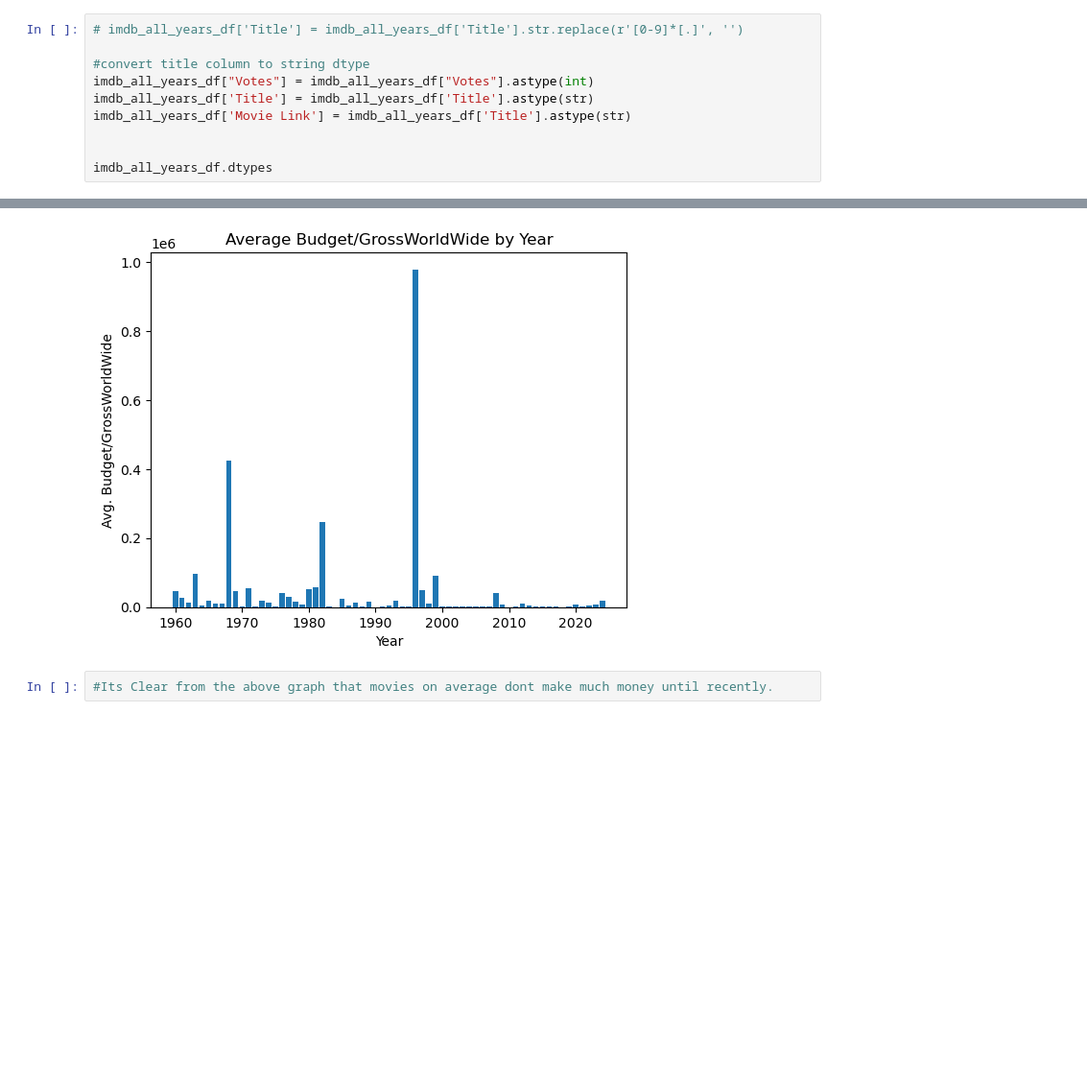
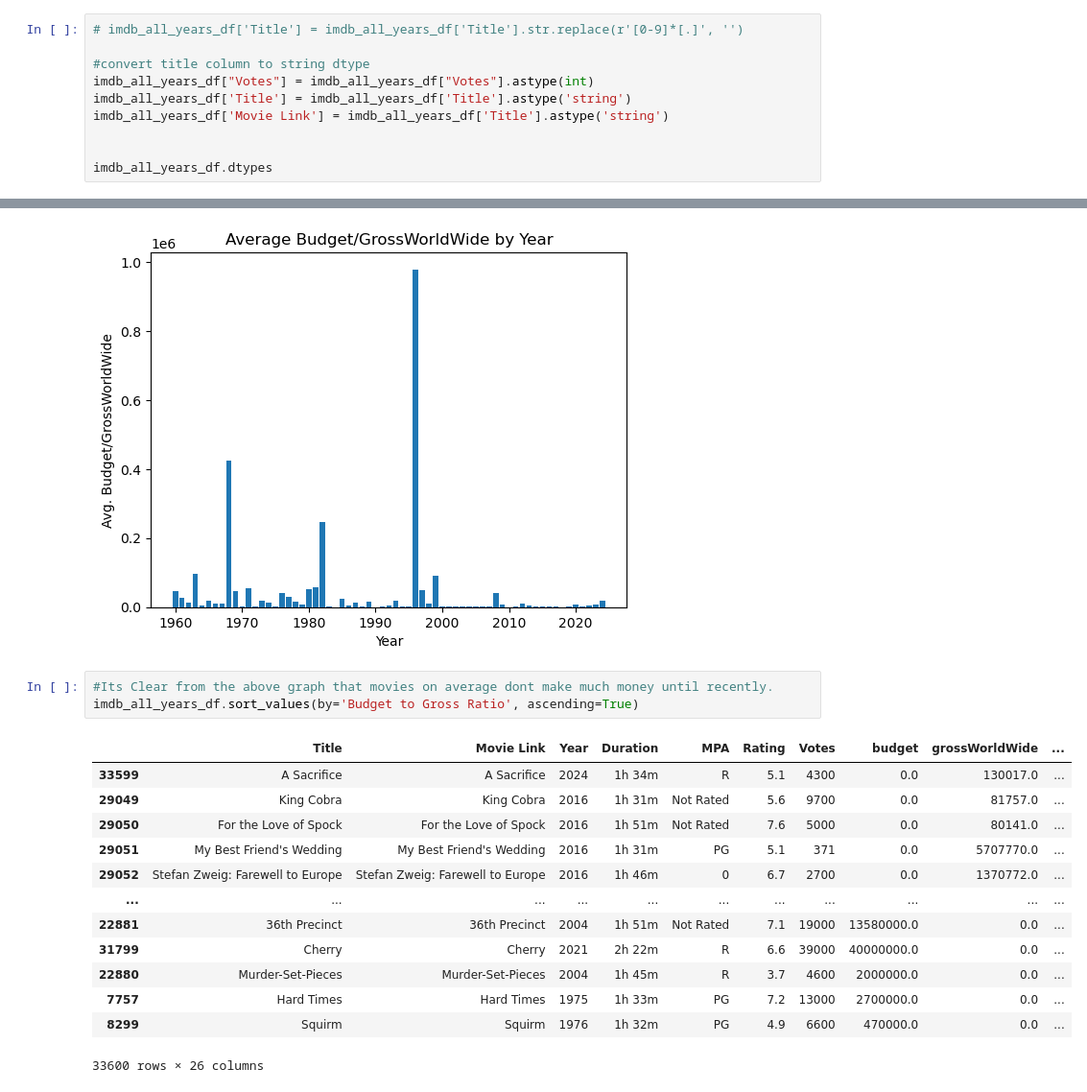
Before and after one commit to DaxKelson/aibootcampGroup3Project1, a Jupyter notebook: min_budget_threshold.ipynb, the cells around one changed output, grey strips where cells are left out. Shown at 96% size. Cells and saved outputs as stored; diff of their text form; blank space fills up the shorter version.

```diff
--- a/min_budget_threshold.ipynb
+++ b/min_budget_threshold.ipynb
@@ -59,8 +74,8 @@ for i in range(0, imdb_all_years_df['Title'].count()):
 
 #convert title column to string dtype
 imdb_all_years_df["Votes"] = imdb_all_years_df["Votes"].astype(int)
-imdb_all_years_df['Title'] = imdb_all_years_df['Title'].astype(str)
-imdb_all_years_df['Movie Link'] = imdb_all_years_df['Title'].astype(str)
+imdb_all_years_df['Title'] = imdb_all_years_df['Title'].astype('string')
+imdb_all_years_df['Movie Link'] = imdb_all_years_df['Title'].astype('string')
 
 
 imdb_all_years_df.dtypes
@@ -139,3 +154,18 @@ plt.bar(imdb_all_years_df['Year'], imdb_all_years_df['Budget to Gross Ratio'])
 [figure]
 # %%
 #Its Clear from the above graph that movies on average dont make much money until recently.
+imdb_all_years_df.sort_values(by='Budget to Gross Ratio', ascending=True)
+# %% [output]
+|  | Title | Movie Link | Year | Duration | MPA | Rating | Votes | budget | grossWorldWide | ... |
+| 33599 | A Sacrifice | A Sacrifice | 2024 | 1h 34m | R | 5.1 | 4300 | 0.0 | 130017.0 | ... |
+| 29049 | King Cobra | King Cobra | 2016 | 1h 31m | Not Rated | 5.6 | 9700 | 0.0 | 81757.0 | ... |
+| 29050 | For the Love of Spock | For the Love of Spock | 2016 | 1h 51m | Not Rated | 7.6 | 5000 | 0.0 | 80141.0 | ... |
+| 29051 | My Best Friend's Wedding | My Best Friend's Wedding | 2016 | 1h 31m | PG | 5.1 | 371 | 0.0 | 5707770.0 | ... |
+| 29052 | Stefan Zweig: Farewell to Europe | Stefan Zweig: Farewell to Europe | 2016 | 1h 46m | 0 | 6.7 | 2700 | 0.0 | 1370772.0 | ... |
+| ... | ... | ... | ... | ... | ... | ... | ... | ... | ... | ... |
+| 22881 | 36th Precinct | 36th Precinct | 2004 | 1h 51m | Not Rated | 7.1 | 19000 | 13580000.0 | 0.0 | ... |
+| 31799 | Cherry | Cherry | 2021 | 2h 22m | R | 6.6 | 39000 | 40000000.0 | 0.0 | ... |
+| 22880 | Murder-Set-Pieces | Murder-Set-Pieces | 2004 | 1h 45m | R | 3.7 | 4600 | 2000000.0 | 0.0 | ... |
+| 7757 | Hard Times | Hard Times | 1975 | 1h 33m | PG | 7.2 | 13000 | 2700000.0 | 0.0 | ... |
+| 8299 | Squirm | Squirm | 1976 | 1h 32m | PG | 4.9 | 6600 | 470000.0 | 0.0 | ... |
+33600 rows × 26 columns
```
Also changed, not shown: parts of 2 cells of this notebook, 3 other files.
